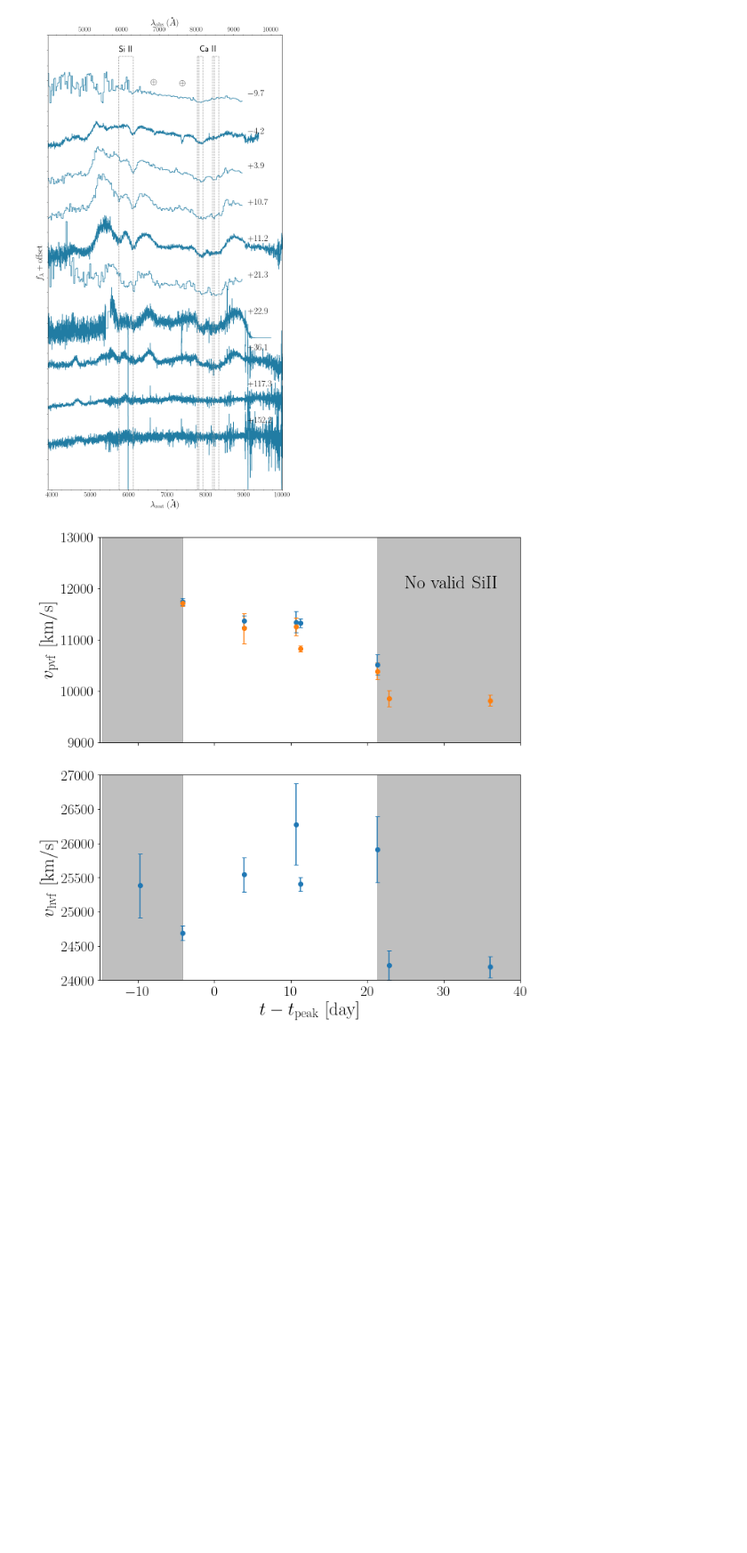
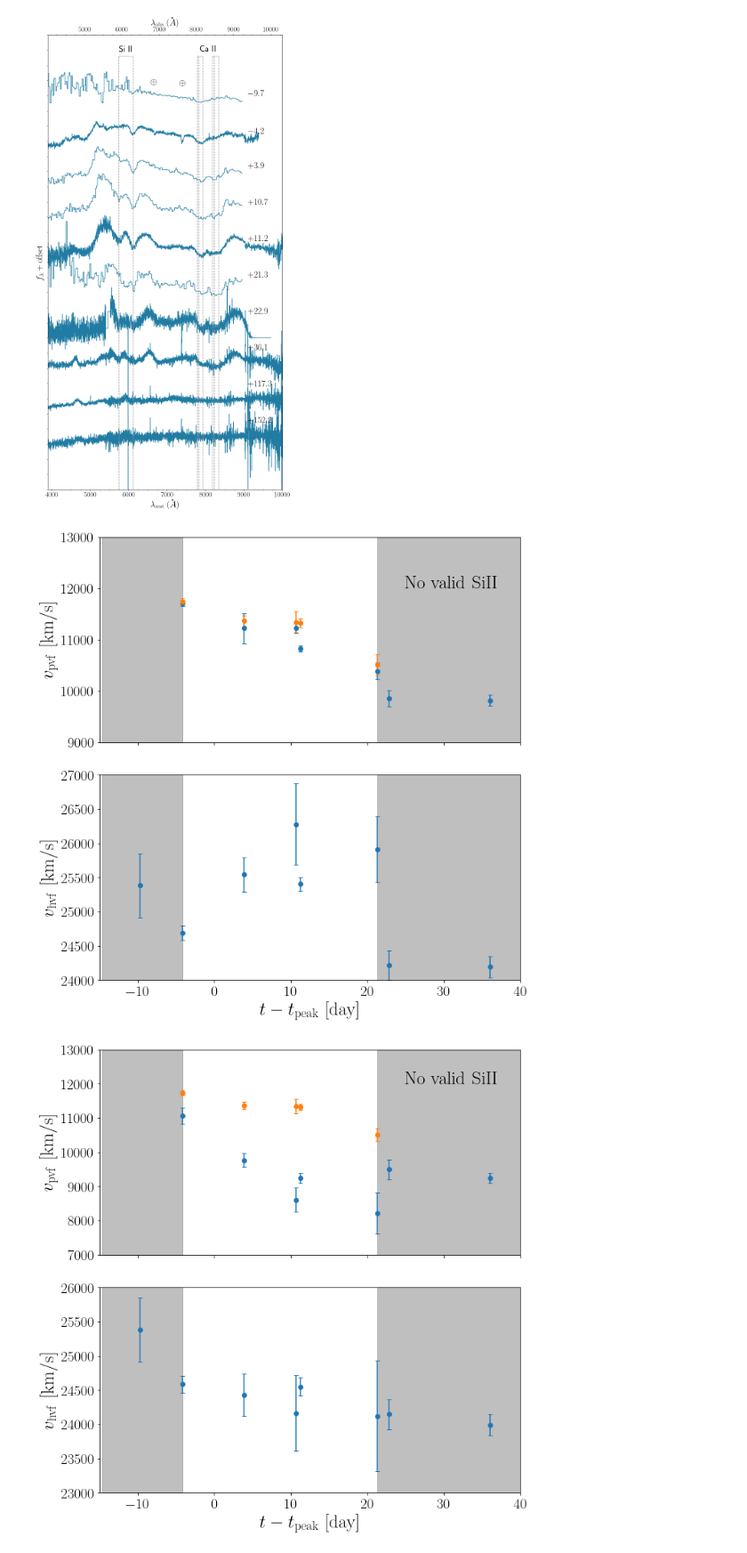
Before and after one commit to slowdivePTG/SN2020jgb, a Jupyter notebook: spectroscopy/SN2020jgb.ipynb, the cells around one changed output. Shown at 89% size. Drawn from its saved outputs; the diff is of its cells as text; code cells hidden in the pictures; blank space fills up the shorter version.

```diff
--- a/spectroscopy/SpectroscopicEvolution.ipynb
+++ b/spectroscopy/SN2020jgb.ipynb
@@ -39,7 +39,7 @@ def plot_box_spec(wave, flux):
 
     return wv_plot, flux_plot
 # %%
-spec_files = glob.glob('./*ascii')
+spec_files = glob.glob('./ZTF20aayhacx*ascii')
 spec_files.sort()
 # %%
 spec_files
@@ -223,12 +235,13 @@ f, ax = plt.subplots(2, 1, figsize=(10, 10), sharex=True)
 ylim1 = [9000, 13000]
 ylim2 = [24000, 27000]
 
-ax[0].errorbar(date_list, -SiII_vel, yerr=SiII_vel_sig, fmt='o', capsize=3)
 ax[0].errorbar(date_list,
                -CaII_vel_pvf,
                yerr=CaII_vel_pvf_sig,
                fmt='o',
                capsize=3)
+ax[0].errorbar(date_list, -SiII_vel, yerr=SiII_vel_sig, fmt='o', capsize=3)
+
 ax[1].errorbar(date_list,
                -CaII_vel_hvf,
                yerr=CaII_vel_hvf_sig,
@@ -252,4 +265,47 @@ ax[1].set_xlim(-15, 40)
 ax[0].text(25, 12000, r'$\mathrm{No\ valid\ SiII}$')
 plt.tight_layout()
 # %% [output]
-[figure, old version]
+[figure, new version]
+# %%
+CaII_vel_pvf2 = np.array([np.nan, -11068, -9761, -8609, -9244, -8221, -9495, -9243, np.nan, np.nan])
+CaII_vel_pvf_sig2 = np.array([np.nan, 239, 207, 357, 147, 599, 290, 158, np.nan, np.nan])
+
+CaII_vel_hvf2 = np.array([-25382, -24585, -24429, -24166, -24550, -24123, -24145, -23993, np.nan, np.nan])
+CaII_vel_hvf_sig2 = np.array([467, 123, 307, 553, 134, 808, 223, 153, np.nan, np.nan])
+# %%
+f, ax = plt.subplots(2, 1, figsize=(10, 10), sharex=True)
+
+ylim1 = [7000, 13000]
+ylim2 = [23000, 26000]
+
+ax[0].errorbar(date_list,
+               -CaII_vel_pvf2,
+               yerr=CaII_vel_pvf_sig2,
+               fmt='o',
+               capsize=3)
+ax[0].errorbar(date_list, -SiII_vel, yerr=SiII_vel_sig, fmt='o', capsize=3)
+
+ax[1].errorbar(date_list,
+               -CaII_vel_hvf2,
+               yerr=CaII_vel_hvf_sig2,
+               fmt='o',
+               capsize=3)
+for a, ylim in zip(ax, [ylim1, ylim2]):
+    a.fill_betweenx(ylim, [date_list[5], date_list[5]],
+                    [date_list[-1], date_list[-1]],
+                    color='grey',
+                    alpha=0.5)
+    a.fill_betweenx(ylim, [date_list[0] - 5, date_list[0] - 5],
+                    [date_list[1], date_list[1]],
+                    color='grey',
+                    alpha=0.5)
+ax[0].set_ylabel(r'$v_\mathrm{pvf}\ [\mathrm{km/s}]$')
+ax[1].set_ylabel(r'$v_\mathrm{hvf}\ [\mathrm{km/s}]$')
+ax[1].set_xlabel(r'$t-t_\mathrm{peak}\ [\mathrm{day}]$')
+ax[0].set_ylim(ylim1)
+ax[1].set_ylim(ylim2)
+ax[1].set_xlim(-15, 40)
+ax[0].text(25, 12000, r'$\mathrm{No\ valid\ SiII}$')
+plt.tight_layout()
+# %% [output]
+[figure, added]
```
Also changed, not shown: parts of 1 cell of this notebook, 12 other files.
